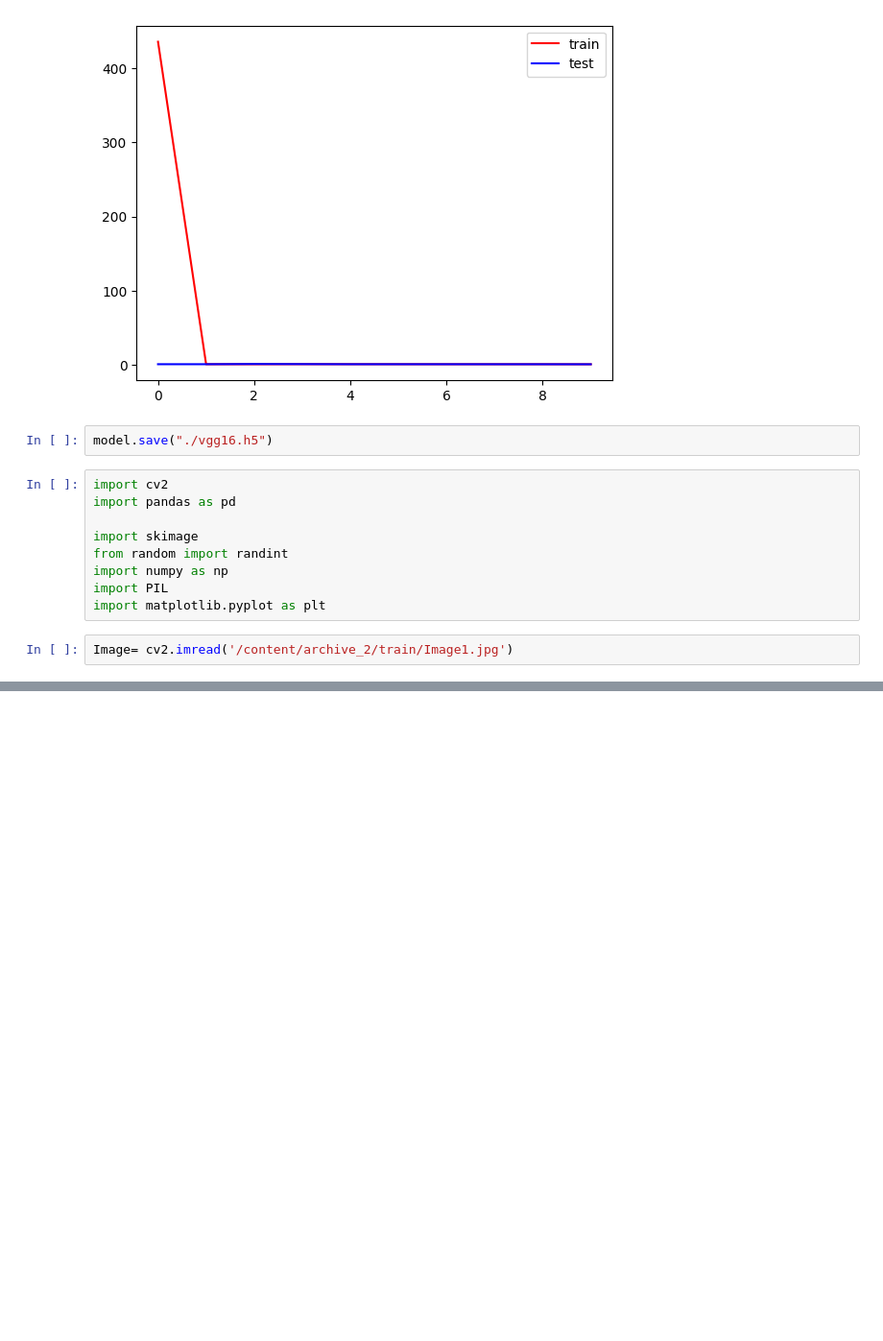
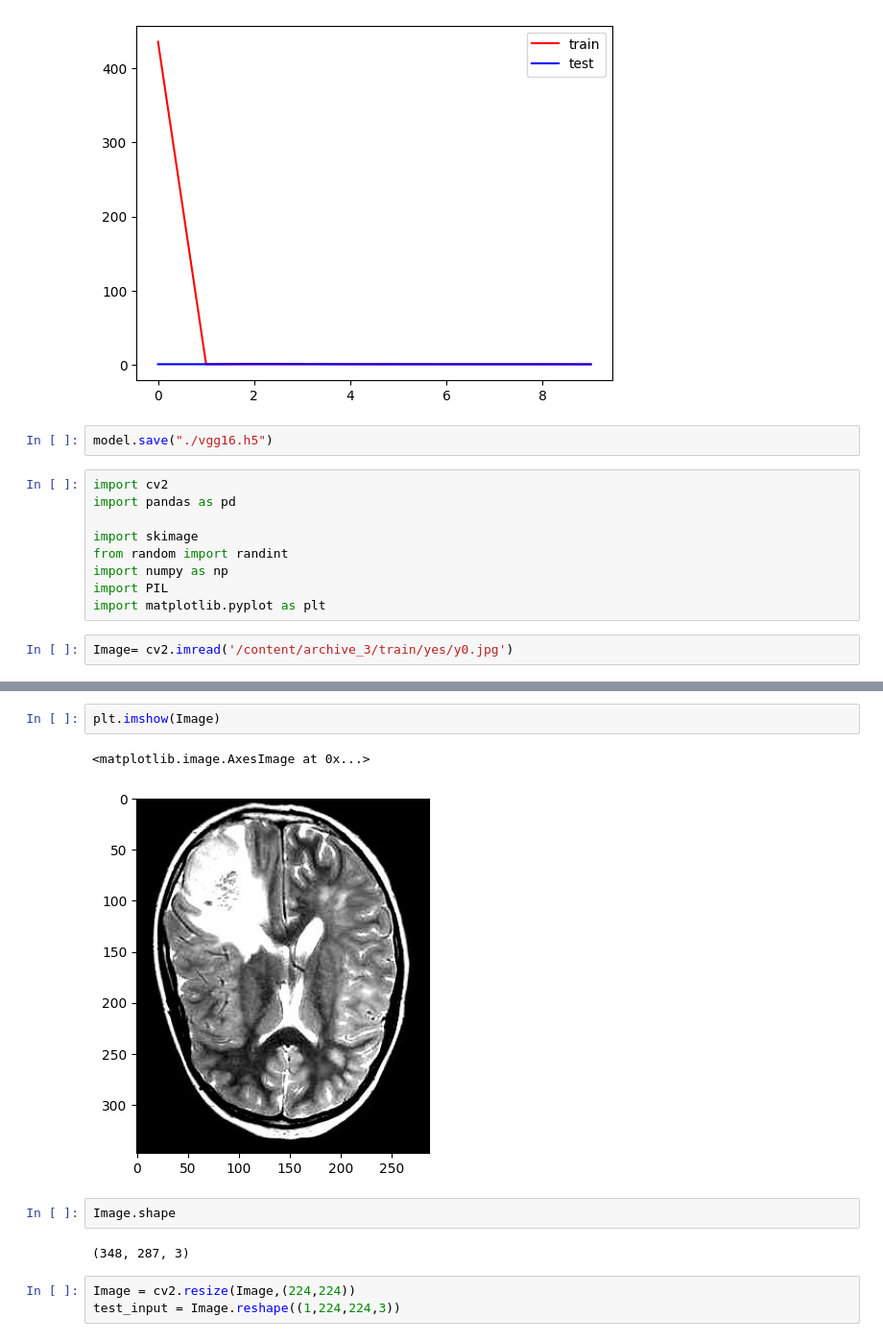
Before and after one commit to drishti-s1/Brain-Tumor-Detection-VGG16-Model, a Jupyter notebook: Copy_of_Brain_tumorDetection_using_VGG16.ipynb, the cells around one changed output, grey strips where cells are left out. Shown: that part at 96% size. Cells and saved outputs as stored; diff of their text form; blank space fills up the shorter version.

```diff
--- a/Copy_of_Brain_tumorDetection_using_VGG16.ipynb
+++ b/Copy_of_Brain_tumorDetection_using_VGG16.ipynb
@@ -202,5 +202,5 @@ import numpy as np
 import PIL
 import matplotlib.pyplot as plt
 # %%
-Image= cv2.imread('/content/archive_2/train/Image1.jpg')
+Image= cv2.imread('/content/archive_3/train/yes/y0.jpg')
 # %%
@@ -227,3 +227,15 @@ print(float_array.dtype)
   [0 0 0]
   [0 0 0]]]
 float32
+# %%
+plt.imshow(Image)
+# %% [output]
+<matplotlib.image.AxesImage at 0x...>
+[figure, added]
+# %%
+Image.shape
+# %% [output]
+(348, 287, 3)
+# %%
+Image = cv2.resize(Image,(224,224))
+test_input = Image.reshape((1,224,224,3))
```
Also changed, not shown: parts of 3 cells of this notebook.
